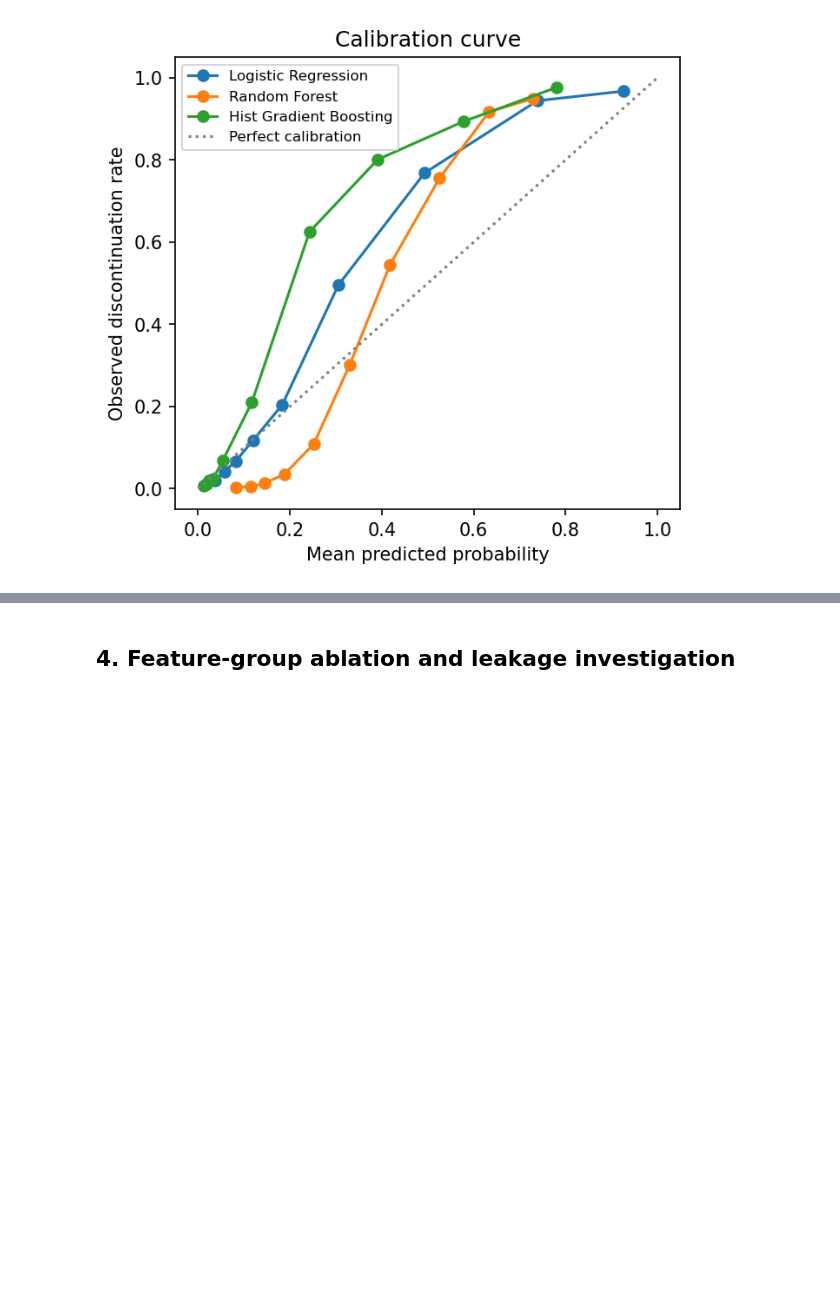
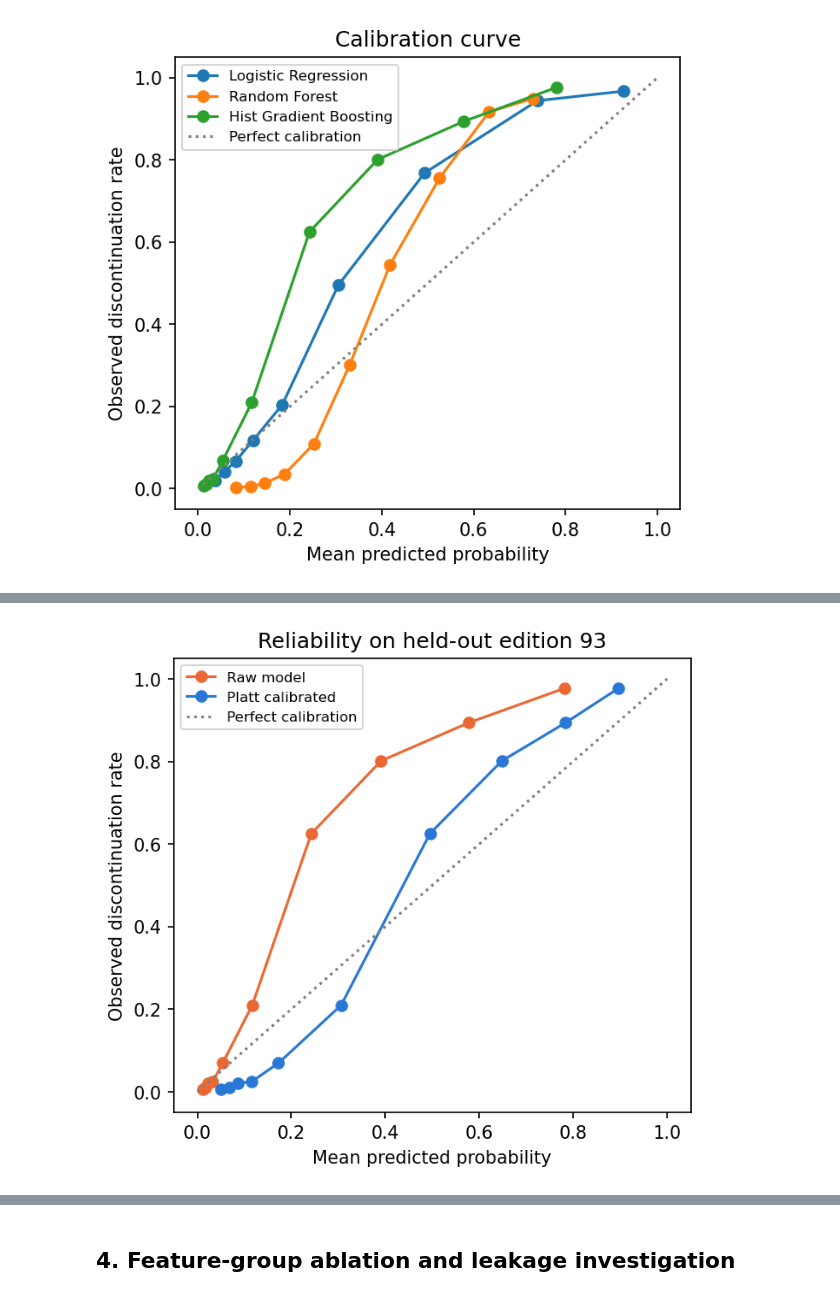
Before and after one commit to dilutha/Retalix_ML, a Jupyter notebook: notebooks/03_model_evaluation.ipynb, the cells around one changed output, grey strips where cells are left out. Cells and saved outputs as stored; diff of their text form; code cells hidden in the pictures; blank space fills up the shorter version.

```diff
--- a/notebooks/03_model_evaluation.ipynb
+++ b/notebooks/03_model_evaluation.ipynb
@@ -107,0 +138,5 @@ display(Image(FIG / f"calibration_h{H}.png"))
+# %%
+display(Image(FIG / f"calibration_before_after_h{H}.png"))
+pd.read_csv(R / f"calibration_rolling_origin_h{H}.csv")[["evaluated_edition", "method", "observed_rate", "mean_predicted", "brier", "log_loss", "ece_10_quantile_bins", "roc_auc"]].round(4)
+# %% [output]
+[figure, added]
```
Also changed, not shown: parts of 27 cells of this notebook, 43 other files.
